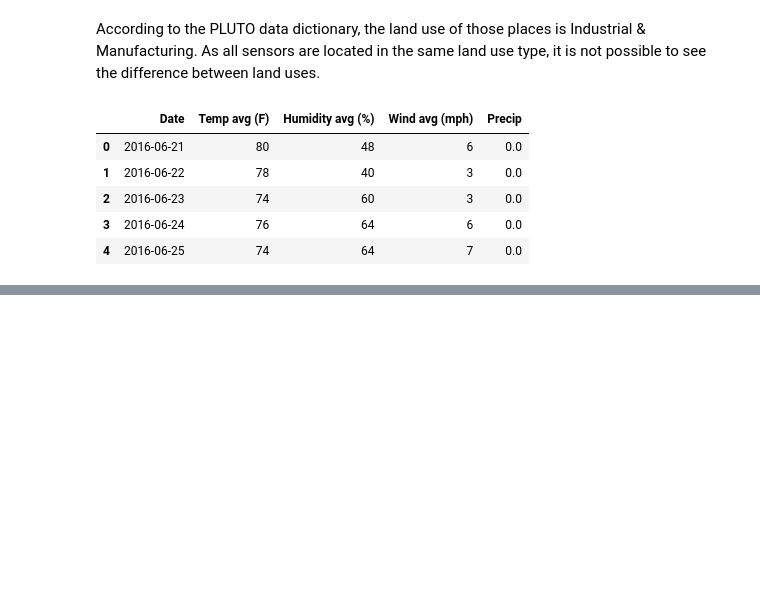
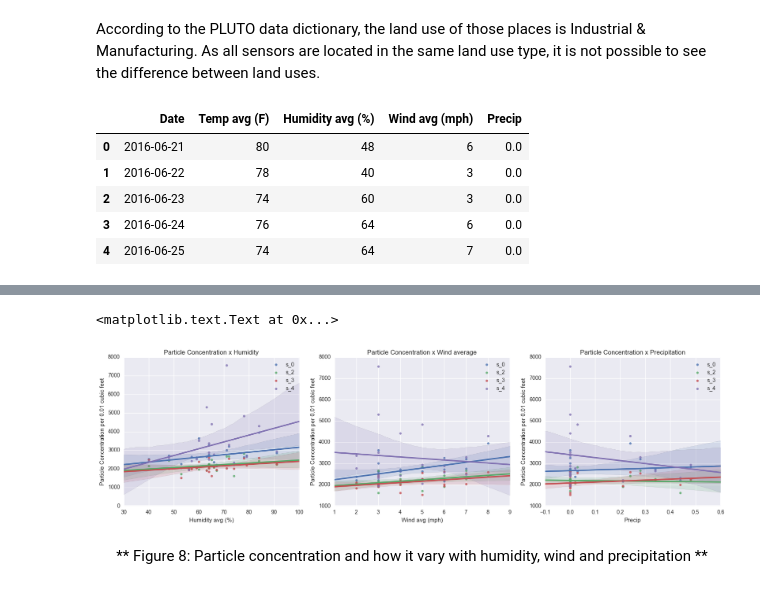
Before and after one commit to amyoshino/UI-for-Smart-and-Sustainable-Cities, a Jupyter notebook: Assignment 04 - amy324.ipynb, the cells around one changed output, grey strips where cells are left out. Saved outputs shown, nothing was run; the diff lists cells and outputs as text; code cells hidden in the pictures; blank space fills up the shorter version.

```diff
--- a/Assignment 04 - amy324.ipynb
+++ b/Assignment 04 - amy324.ipynb
@@ -481,0 +449,38 @@ ax2.set_ylabel('Temperature (F)', color='g')
+# %%
+fig = plt.figure(figsize = (20,5))
+plt.subplot(1,3,1)
+
+ax = fig.add_subplot(131)
+sns.regplot(weatherMerged['Humidity avg (%)'], weatherMerged['s_0 particle'], 'o', label = 's_0')
+sns.regplot(weatherMerged['Humidity avg (%)'], weatherMerged['s_2 particle'], 'o', label = 's_2')
+sns.regplot(weatherMerged['Humidity avg (%)'], weatherMerged['s_3 particle'], 'o', label = 's_3')
+sns.regplot(weatherMerged['Humidity avg (%)'], weatherMerged['s_4 particle'], 'o', label = 's_4')
+
+plt.legend()
+plt.title('Particle Concentration x Humidity')
+plt.ylabel('Particle Concentration per 0.01 cubic feet')
+
+ax = fig.add_subplot(132)
+sns.regplot(weatherMerged['Wind avg (mph)'], weatherMerged['s_0 particle'], 'o', label = 's_0')
+sns.regplot(weatherMerged['Wind avg (mph)'], weatherMerged['s_2 particle'], 'o', label = 's_2')
+sns.regplot(weatherMerged['Wind avg (mph)'], weatherMerged['s_3 particle'], 'o', label = 's_3')
+sns.regplot(weatherMerged['Wind avg (mph)'], weatherMerged['s_4 particle'], 'o', label = 's_4')
+
+plt.legend()
+plt.title('Particle Concentration x Wind average')
+plt.ylabel('Particle Concentration per 0.01 cubic feet')
+
+ax = fig.add_subplot(133)
+sns.regplot(weatherMerged['Precip'], weatherMerged['s_0 particle'], 'o', label = 's_0')
+sns.regplot(weatherMerged['Precip'], weatherMerged['s_2 particle'], 'o', label = 's_2')
+sns.regplot(weatherMerged['Precip'], weatherMerged['s_3 particle'], 'o', label = 's_3')
+sns.regplot(weatherMerged['Precip'], weatherMerged['s_4 particle'], 'o', label = 's_4')
+
+plt.legend()
+plt.title('Particle Concentration x Precipitation')
+plt.ylabel('Particle Concentration per 0.01 cubic feet')
+# %% [output]
+<matplotlib.text.Text at 0x...>
+[figure, added]
+# %% [markdown]
+<center>** Figure 8: Particle concentration and how it vary with humidity, wind and precipitation **</center>
```
Also changed, not shown: parts of 15 cells of this notebook.
